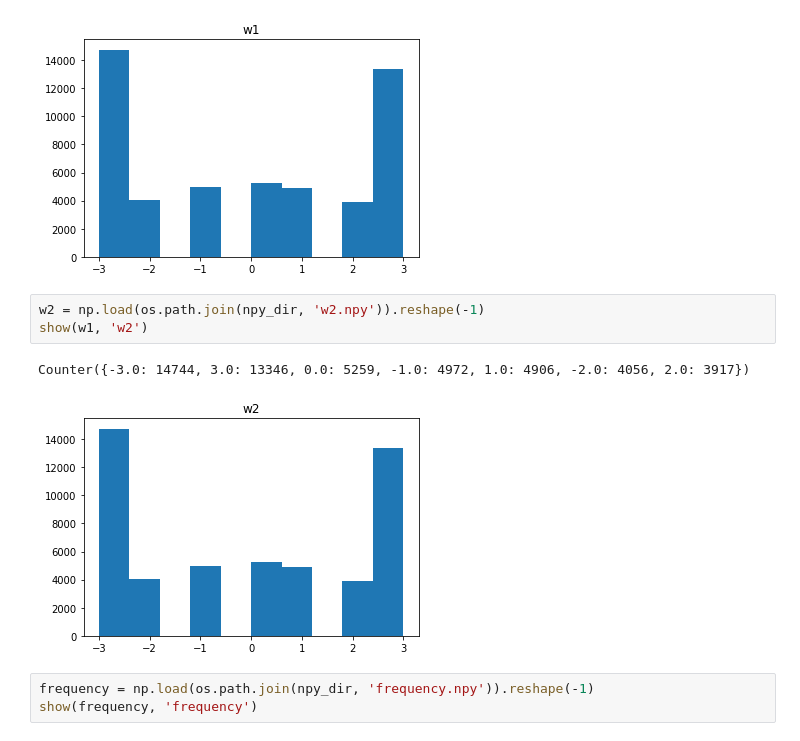
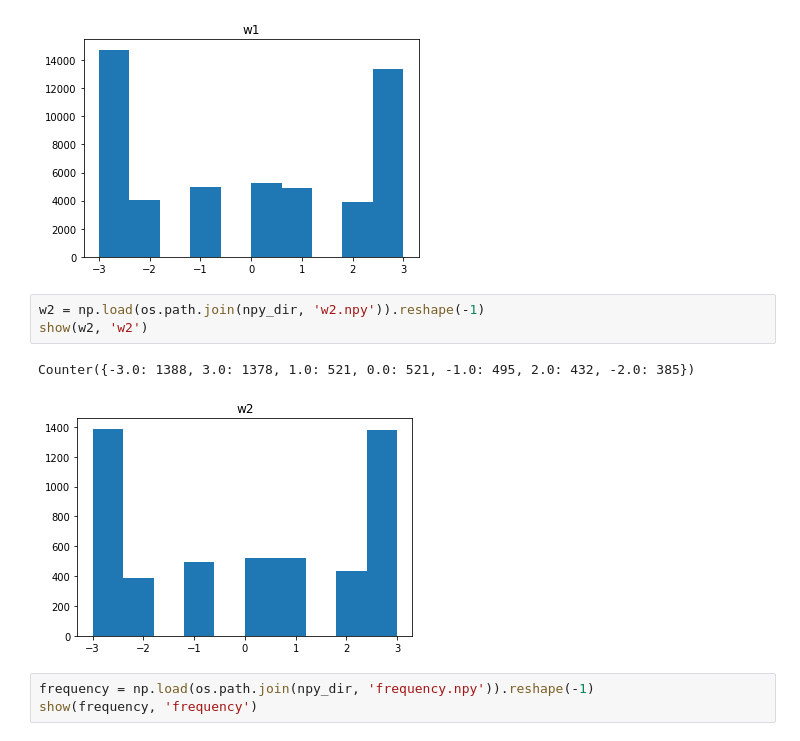
Before and after one commit to Roxbili/onn-digital, a Jupyter notebook: code_tf/statistic.ipynb, the cells around one changed output. Drawn from its saved outputs; the diff is of its cells as text.

```diff
--- a/code_tf/statistic.ipynb
+++ b/code_tf/statistic.ipynb
@@ -27,10 +27,10 @@ Counter({-3.0: 14744, 3.0: 13346, 0.0: 5259, -1.0: 4972, 1.0: 4906, -2.0: 4056,
 [figure]
 # %%
 w2 = np.load(os.path.join(npy_dir, 'w2.npy')).reshape(-1)
-show(w1, 'w2')
+show(w2, 'w2')
 # %% [output]
-Counter({-3.0: 14744, 3.0: 13346, 0.0: 5259, -1.0: 4972, 1.0: 4906, -2.0: 4056, 2.0: 3917})
+Counter({-3.0: 1388, 3.0: 1378, 1.0: 521, 0.0: 521, -1.0: 495, 2.0: 432, -2.0: 385})
-[figure, old version]
+[figure, new version]
 # %%
 frequency = np.load(os.path.join(npy_dir, 'frequency.npy')).reshape(-1)
 show(frequency, 'frequency')
```
Also changed, not shown: 2 other files.
